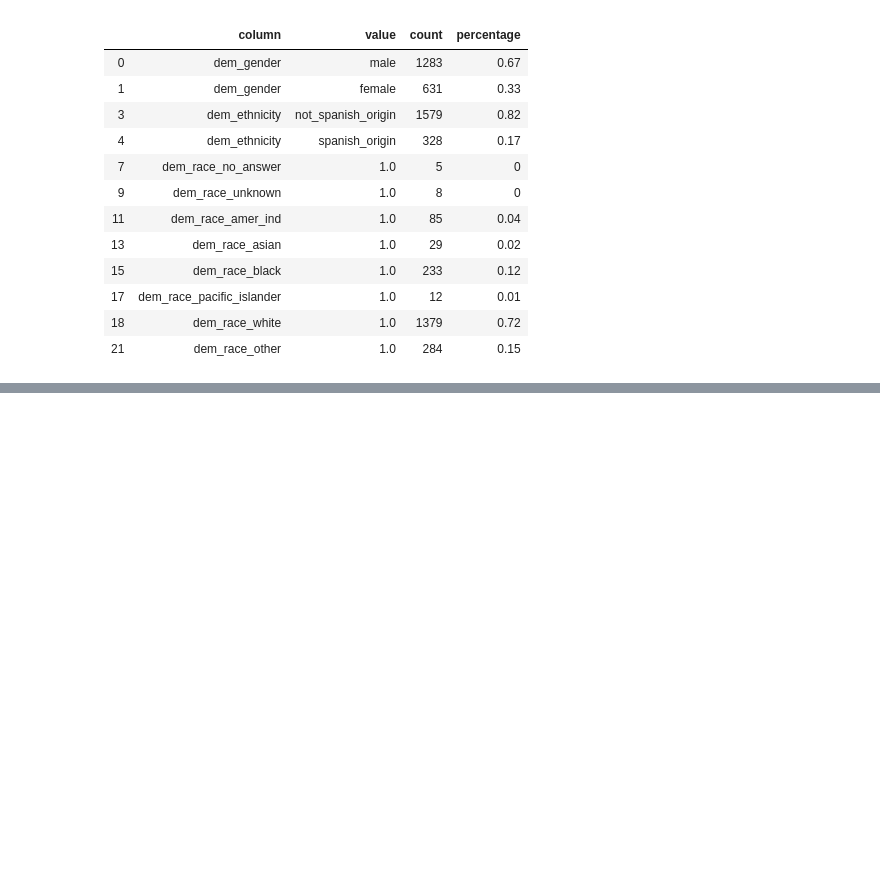
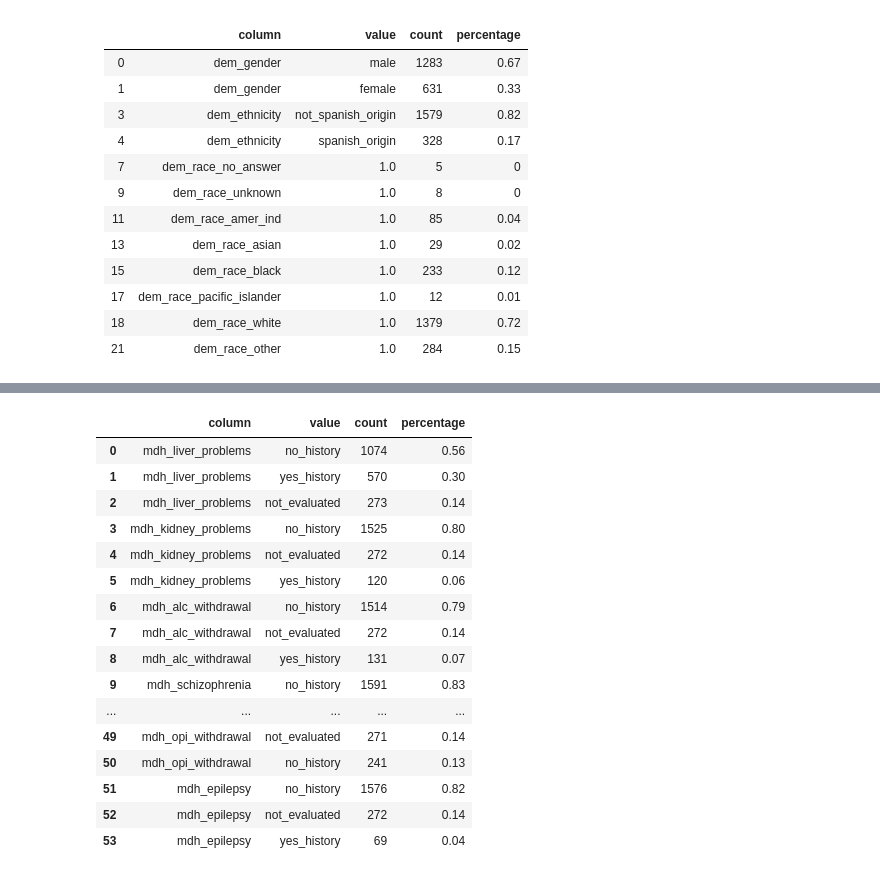
Before and after one commit to DanHerman212/precision_medicine, a Jupyter notebook: code/2_exploratory_analysis.ipynb, the cells around one changed output, grey strips where cells are left out. Saved outputs shown, nothing was run; the diff lists cells and outputs as text; code cells hidden in the pictures; blank space fills up the shorter version.

```diff
--- a/code/2_exploratory_analysis.ipynb
+++ b/code/2_exploratory_analysis.ipynb
@@ -295,0 +607,20 @@ for disorder in diagnosis:
+# %%
+mdh_vc
+# %% [output]
+|  | column | value | count | percentage |
+| 0 | mdh_liver_problems | no_history | 1074 | 0.56 |
+| 1 | mdh_liver_problems | yes_history | 570 | 0.30 |
+| 2 | mdh_liver_problems | not_evaluated | 273 | 0.14 |
+| 3 | mdh_kidney_problems | no_history | 1525 | 0.80 |
+| 4 | mdh_kidney_problems | not_evaluated | 272 | 0.14 |
+| 5 | mdh_kidney_problems | yes_history | 120 | 0.06 |
+| 6 | mdh_alc_withdrawal | no_history | 1514 | 0.79 |
+| 7 | mdh_alc_withdrawal | not_evaluated | 272 | 0.14 |
+| 8 | mdh_alc_withdrawal | yes_history | 131 | 0.07 |
+| 9 | mdh_schizophrenia | no_history | 1591 | 0.83 |
+| ... | ... | ... | ... | ... |
+| 49 | mdh_opi_withdrawal | not_evaluated | 271 | 0.14 |
+| 50 | mdh_opi_withdrawal | no_history | 241 | 0.13 |
+| 51 | mdh_epilepsy | no_history | 1576 | 0.82 |
+| 52 | mdh_epilepsy | not_evaluated | 272 | 0.14 |
+| 53 | mdh_epilepsy | yes_history | 69 | 0.04 |
```
Also changed, not shown: parts of 15 cells of this notebook.
